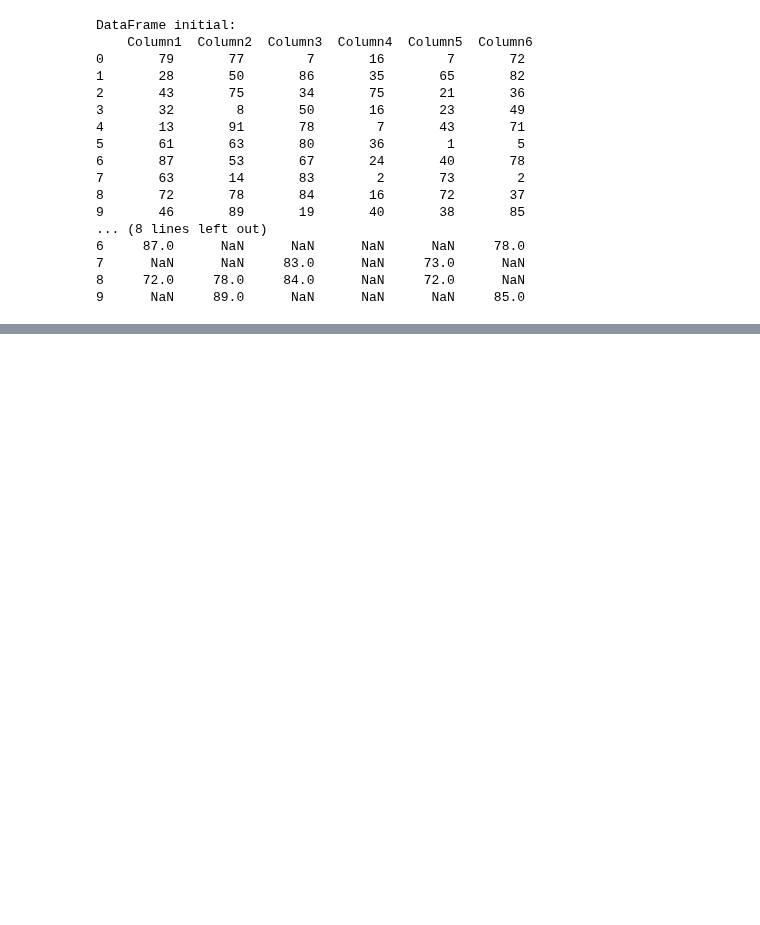
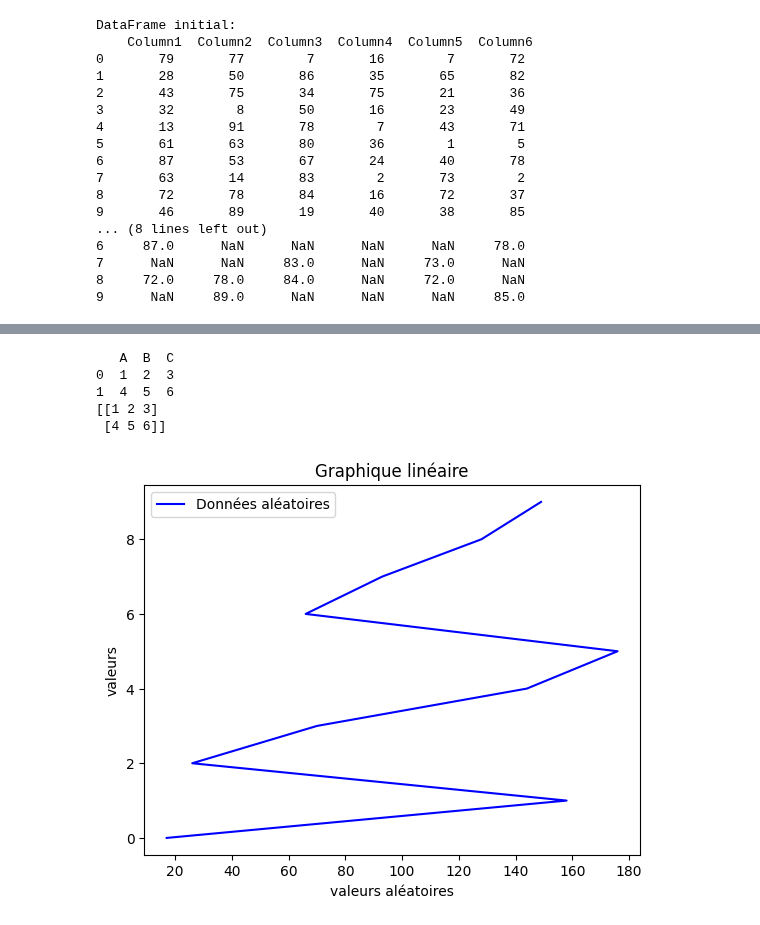
Before and after one commit to imajdadi/GenAiMachineBootcamp, a Jupyter notebook: GenAiMachineBootcamp/Week3/Day2/Exo/Exo.ipynb, the cells around one changed output, grey strips where cells are left out. Cells and saved outputs as stored; diff of their text form; code cells hidden in the pictures; blank space fills up the shorter version.

```diff
--- a/GenAiMachineBootcamp/Week3/Day2/Exo/Exo.ipynb
+++ b/GenAiMachineBootcamp/Week3/Day2/Exo/Exo.ipynb
@@ -105,0 +216,32 @@ DataFrame initial:
+# %%
+#ExO9
+#Démontrer comment convertir un tableau NumPy en un DataFrame Pandas et vice versa.
+#voila un exemple simple # Création d'un tableau NumPy
+array = np.array([[1, 2, 3], [4, 5, 6]])
+# Conversion en DataFrame Pandas
+df = pd.DataFrame(array, columns=['A', 'B', 'C'])
+print(df)
+#et pour convertir un DataFrame to numpy il faut utiliser simplement to_numpy
+array = df.to_numpy()
+print(array)
+# %% [output]
+   A  B  C
+0  1  2  3
+1  4  5  6
+[[1 2 3]
+ [4 5 6]]
+# %%
+#Exo10
+# Générer des données aléatoires
+array_1 = np.arange(10)
+array_2 = np.random.randint(10, 200, size=10)
+# Créer le graphique linéaire
+plt.plot(array_2,array_1, label='Données aléatoires', color='blue')
+#afficher
+plt.title('Graphique linéaire')
+plt.xlabel('valeurs aléatoires')
+plt.ylabel('valeurs')
+plt.legend()
+plt.show()
+# %% [output]
+[figure, added]
```
Also changed, not shown: parts of 4 cells of this notebook.
